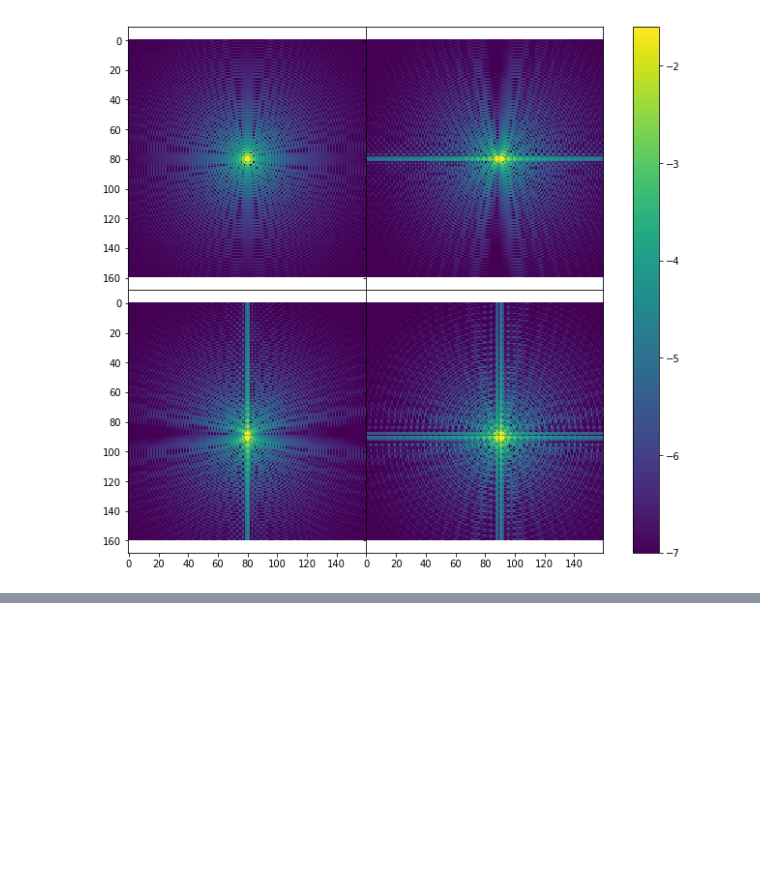
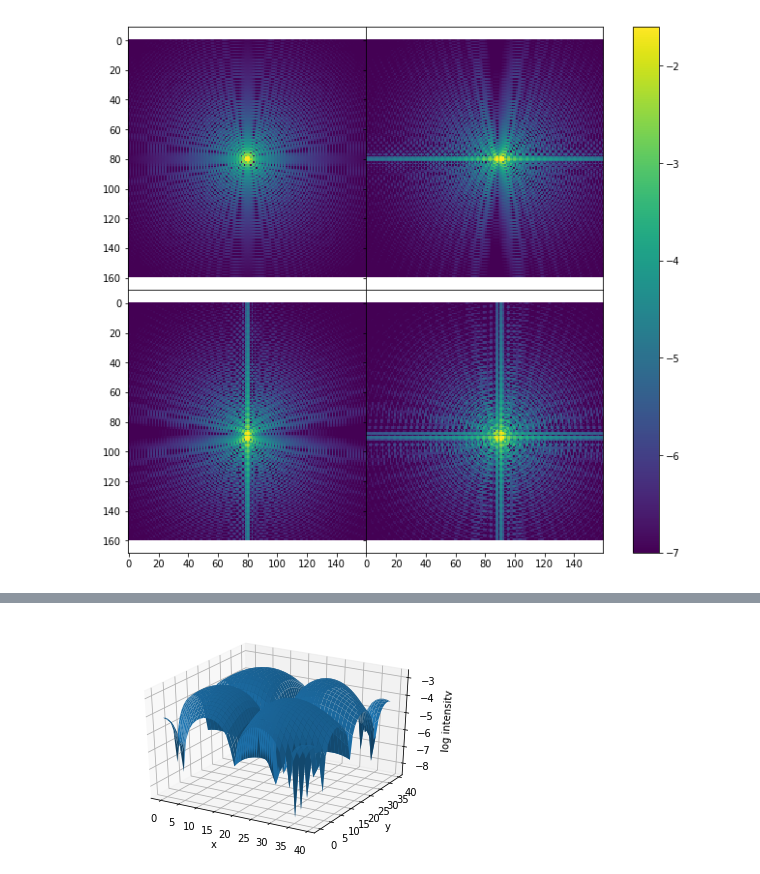
Before and after one commit to benjaminpope/toliman, a Jupyter notebook: image_modelling/PROPER quadratic off-axis.ipynb, the cells around one changed output, grey strips where cells are left out. Drawn from its saved outputs; the diff is of its cells as text; code cells hidden in the pictures; blank space fills up the shorter version.

```diff
--- a/image_modelling/PROPER quadratic off-axis.ipynb
+++ b/image_modelling/PROPER quadratic off-axis.ipynb
@@ -76,0 +107,18 @@ plot_tilted_psfs('prescription_quad', prescription_vals, offsets_x = [0., 2.], o
+# %%
+%matplotlib inline
+import matplotlib.pylab as plt
+from mpl_toolkits.mplot3d import Axes3D
+import numpy as np
+
+sz = 20
+fig = plt.figure()
+ax = plt.axes(projection='3d')
+X, Y = np.meshgrid(range(sz*2), range(sz*2))
+ax.plot_surface(X, Y, np.log10(wavefront[c-sz+dx:c+sz+dx, c-sz+dy:c+sz+dy]))
+ax.set_xlabel('x')
+ax.set_ylabel('y')
+ax.set_zlabel('log intensity');
+
+plt.show()
+# %% [output]
+[figure, added]
```
Also changed, not shown: parts of 2 cells of this notebook, 2 other files.
